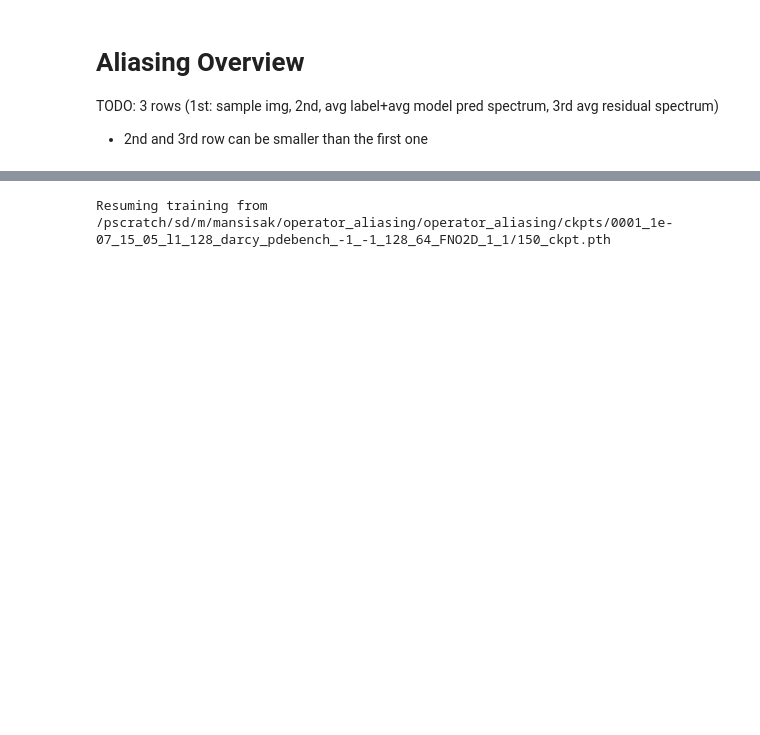
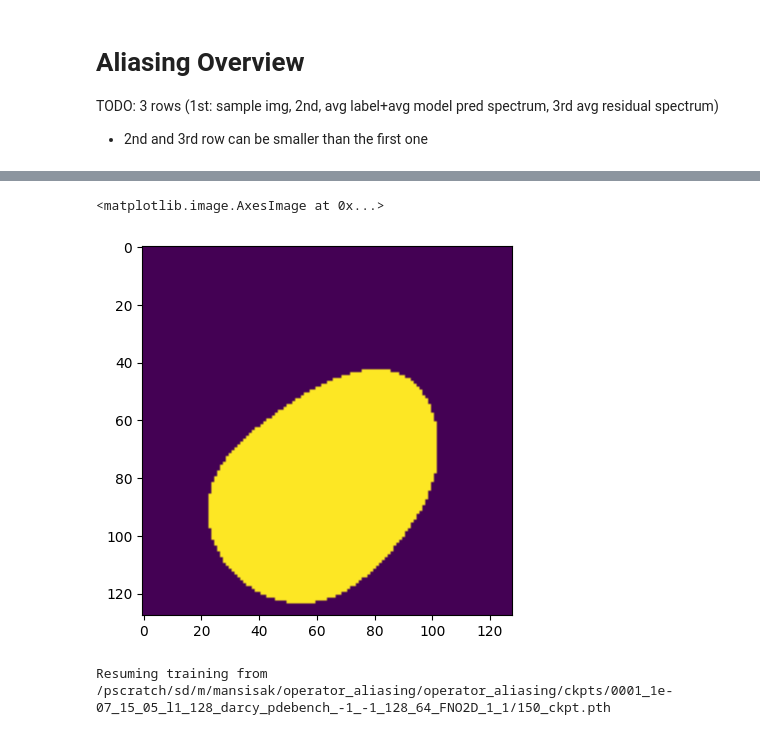
Before and after one commit to msakarvadia/operator_aliasing, a Jupyter notebook: notebooks/figures.ipynb, the cells around one changed output, grey strips where cells are left out. Saved outputs shown, nothing was run; the diff lists cells and outputs as text; code cells hidden in the pictures; blank space fills up the shorter version.

```diff
--- a/notebooks/figures.ipynb
+++ b/notebooks/figures.ipynb
@@ -180,3 +139,8 @@ Resuming training from /pscratch/sd/m/mansisak/operator_aliasing/operator_aliasi
+# %%
+plt.imshow(dataset[0]['x'][0])
+# %% [output]
+<matplotlib.image.AxesImage at 0x...>
+[figure, added]
 # %%
 # Average Error Spectrum (Figure 2)
 
```
Also changed, not shown: parts of 16 cells of this notebook, 3 other files.
